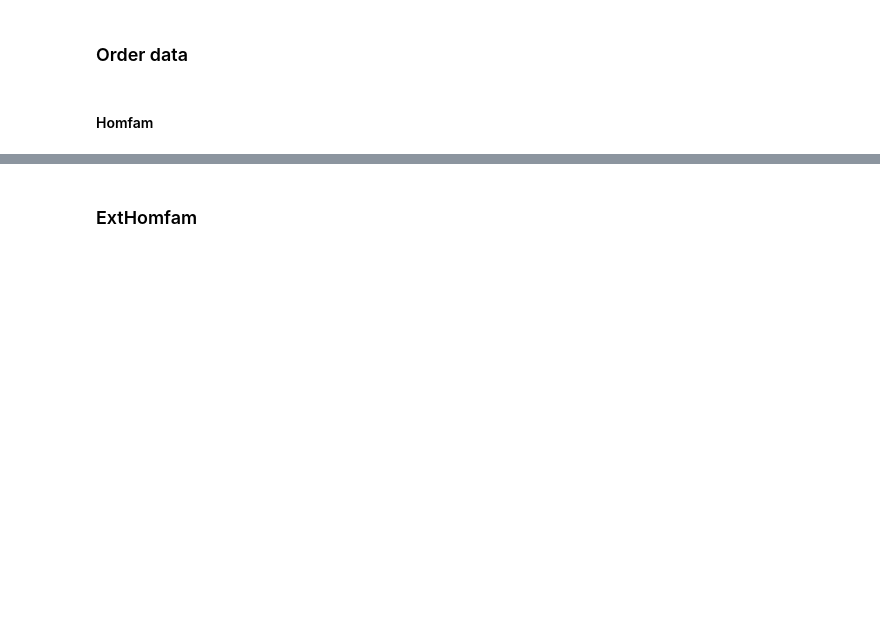
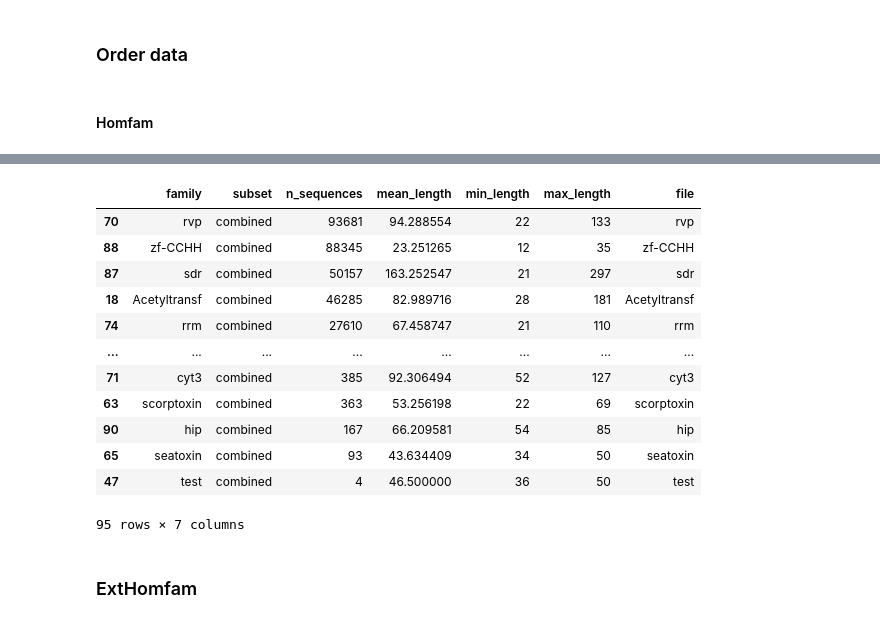
Before and after one commit to luisas/nf_structural_regression, a Jupyter notebook: notebook/00_HomFam.ipynb, the cells around one changed output, grey strips where cells are left out. Cells and saved outputs as stored; diff of their text form; code cells hidden in the pictures; blank space fills up the shorter version.

```diff
--- a/notebook/00_HomFam.ipynb
+++ b/notebook/00_HomFam.ipynb
@@ -84,6 +84,22 @@ summary_homfam_merged.head(2)
 |  | family | subset_x | n_sequences_x | mean_length_x | min_length_x | max_length_x | file_x | subset_y | ... |
 | 0 | Stap_Strp_toxin | ref | 6 | 220.333333 | 190 | 238 | Stap_Strp_toxin.ref | combined | ... |
 | 1 | sodfe | ref | 8 | 198.500000 | 186 | 205 | sodfe.ref | combined | ... |
+# %%
+summary_homfam_combined
+# %% [output]
+|  | family | subset | n_sequences | mean_length | min_length | max_length | file |
+| 70 | rvp | combined | 93681 | 94.288554 | 22 | 133 | rvp |
+| 88 | zf-CCHH | combined | 88345 | 23.251265 | 12 | 35 | zf-CCHH |
+| 87 | sdr | combined | 50157 | 163.252547 | 21 | 297 | sdr |
+| 18 | Acetyltransf | combined | 46285 | 82.989716 | 28 | 181 | Acetyltransf |
+| 74 | rrm | combined | 27610 | 67.458747 | 21 | 110 | rrm |
+| ... | ... | ... | ... | ... | ... | ... | ... |
+| 71 | cyt3 | combined | 385 | 92.306494 | 52 | 127 | cyt3 |
+| 63 | scorptoxin | combined | 363 | 53.256198 | 22 | 69 | scorptoxin |
+| 90 | hip | combined | 167 | 66.209581 | 54 | 85 | hip |
+| 65 | seatoxin | combined | 93 | 43.634409 | 34 | 50 | seatoxin |
+| 47 | test | combined | 4 | 46.500000 | 36 | 50 | test |
+95 rows × 7 columns
 # %% [markdown]
 ### ExtHomfam
 # %%
```
Also changed, not shown: parts of 12 cells of this notebook, 24 other files.
